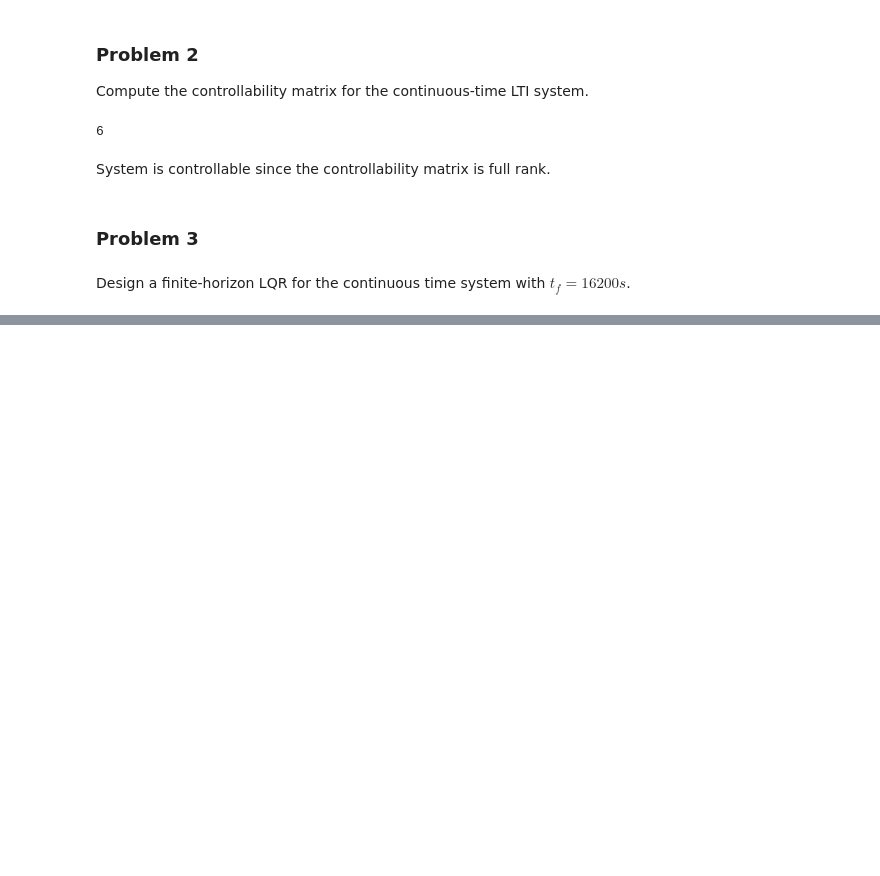
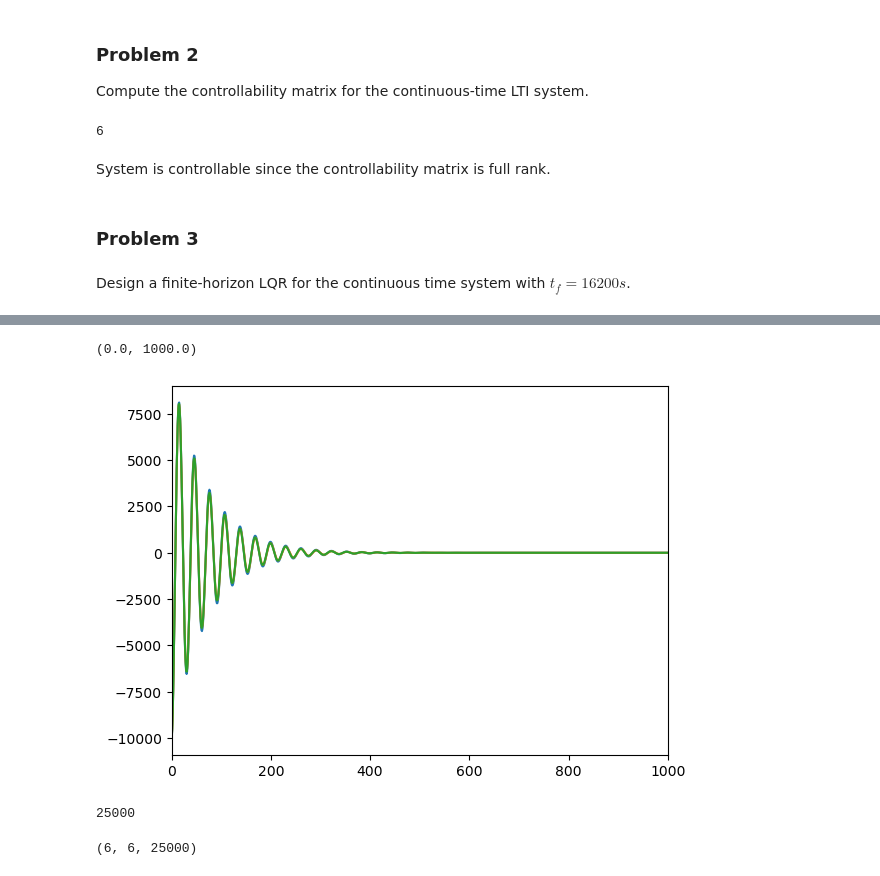
Before and after one commit to benlucke1/aem566, a Jupyter notebook: project1/aem566_project1_main.ipynb, the cells around one changed output, grey strips where cells are left out. Cells and saved outputs as stored; diff of their text form; code cells hidden in the pictures; blank space fills up the shorter version.

```diff
--- a/project1/aem566_project1_main.ipynb
+++ b/project1/aem566_project1_main.ipynb
@@ -130,0 +188,19 @@ def dxdt(t, x, A, B, R, P, ts):
+# %%
+a = calc_u(P_case2, sols_cl_case2.y, np.eye(3), B_ct_numpy, t_solve_case2)
+
+fig, ax = plt.subplots()
+ax.plot(a[0, :])
+ax.plot(a[1, :])
+ax.plot(a[2, :])
+ax.set_xlim((0, 1000))
+# %% [output]
+(0.0, 1000.0)
+[figure, added]
+# %%
+t_solve_case3.shape[0]
+# %% [output]
+25000
+# %%
+P_case1.shape
+# %% [output]
+(6, 6, 25000)
```
Also changed, not shown: parts of 10 cells of this notebook.
